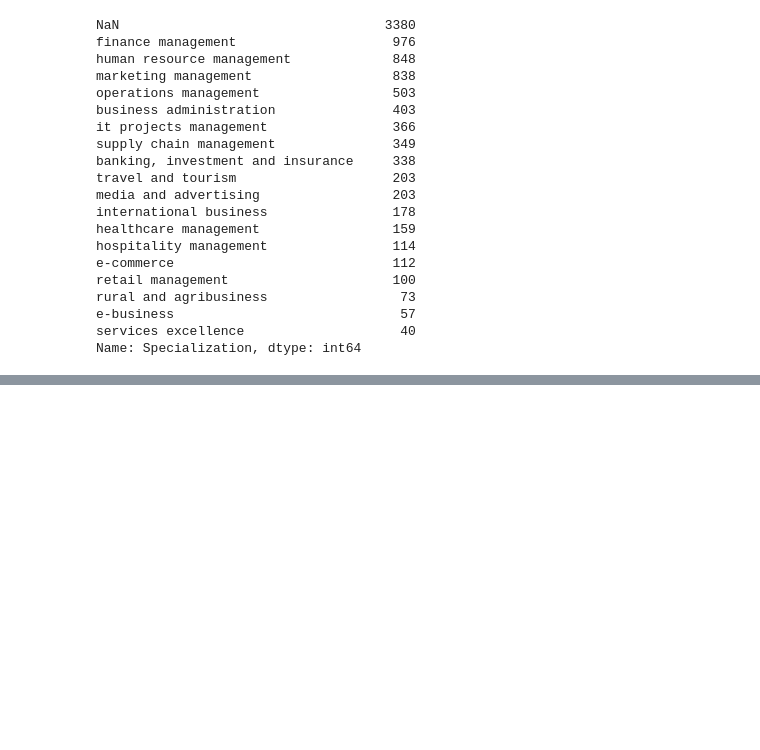
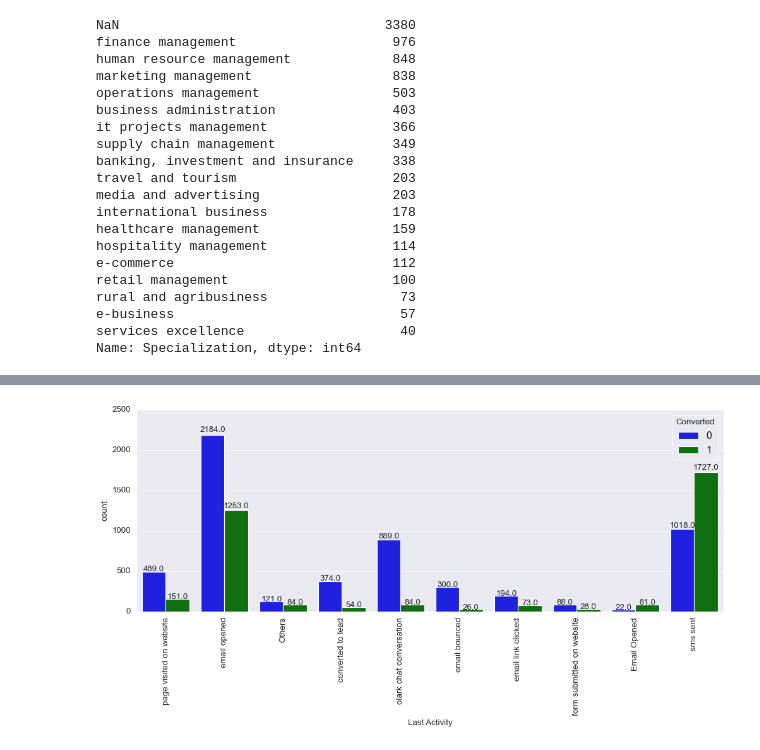
Before and after one commit to ANKIT21111/leadScore_conversion, a Jupyter notebook: leadscoredataprocess.ipynb, the cells around one changed output, grey strips where cells are left out. Drawn from its saved outputs; the diff is of its cells as text; code cells hidden in the pictures; blank space fills up the shorter version.

```diff
--- a/leadscoredataprocess.ipynb
+++ b/leadscoredataprocess.ipynb
@@ -338,0 +730,4 @@ Name: Specialization, dtype: int64
+# %%
+varcate('Last Activity')
+# %% [output]
+[figure, added]
```
Also changed, not shown: parts of 79 cells of this notebook.
